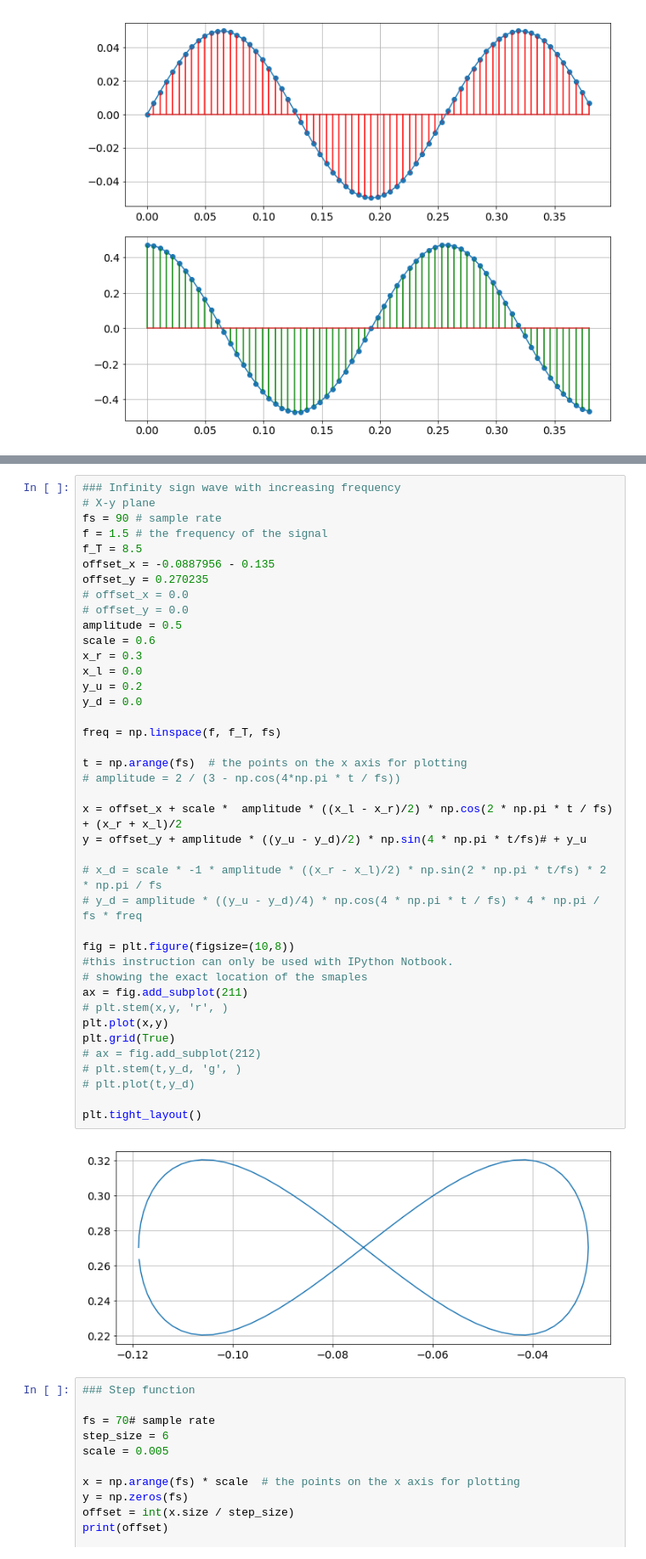
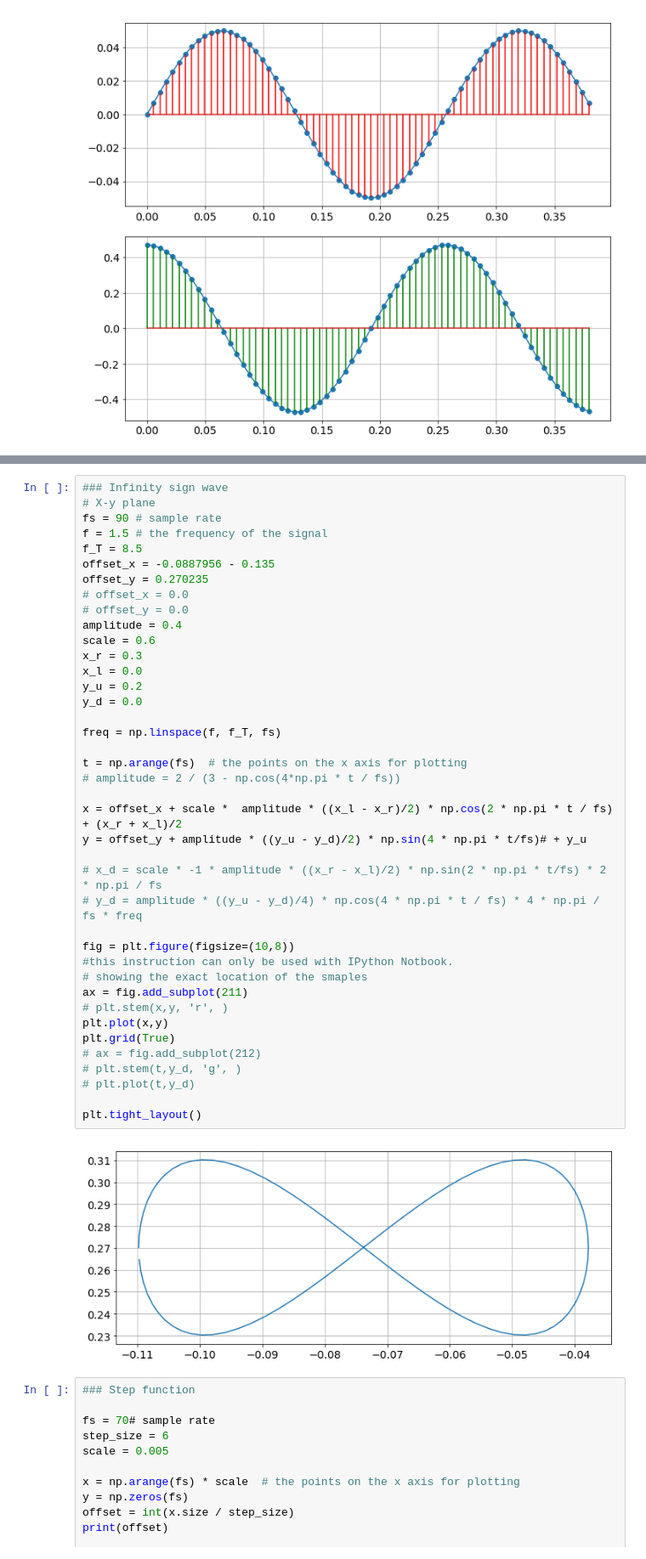
Before and after one commit to DjoleMNE/Lazy_Robot_Control_by_Relaxation_of_Motion_and_Force_Constraints, a Jupyter notebook: integrator_python_testing.ipynb, the cells around one changed output, grey strips where cells are left out. Shown at 85% size. Drawn from its saved outputs; the diff is of its cells as text.

```diff
--- a/integrator_python_testing.ipynb
+++ b/integrator_python_testing.ipynb
@@ -840,7 +840,7 @@ plt.tight_layout()
 # %% [output]
 [figure]
 # %%
-### Infinity sign wave with increasing frequency
+### Infinity sign wave
 # X-y plane
 fs = 90 # sample rate
 f = 1.5 # the frequency of the signal
@@ -849,38 +849,38 @@ offset_x = -0.0887956 - 0.135
 offset_y = 0.270235
 # offset_x = 0.0
 # offset_y = 0.0
-amplitude = 0.5
+amplitude = 0.4
 scale = 0.6
 x_r = 0.3
 x_l = 0.0
 y_u = 0.2
 y_d = 0.0
 
 freq = np.linspace(f, f_T, fs)
 
 t = np.arange(fs)  # the points on the x axis for plotting
 # amplitude = 2 / (3 - np.cos(4*np.pi * t / fs))
 
 x = offset_x + scale *  amplitude * ((x_l - x_r)/2) * np.cos(2 * np.pi * t / fs) + (x_r + x_l)/2
 y = offset_y + amplitude * ((y_u - y_d)/2) * np.sin(4 * np.pi * t/fs)# + y_u
 
 # x_d = scale * -1 * amplitude * ((x_r - x_l)/2) * np.sin(2 * np.pi * t/fs) * 2 * np.pi / fs
 # y_d = amplitude * ((y_u - y_d)/4) * np.cos(4 * np.pi * t / fs) * 4 * np.pi / fs * freq
 
 fig = plt.figure(figsize=(10,8))
 #this instruction can only be used with IPython Notbook.
 # showing the exact location of the smaples
 ax = fig.add_subplot(211)
 # plt.stem(x,y, 'r', )
 plt.plot(x,y)
 plt.grid(True)
 # ax = fig.add_subplot(212)
 # plt.stem(t,y_d, 'g', )
 # plt.plot(t,y_d)
 
 plt.tight_layout()
 # %% [output]
-[figure, old version]
+[figure, new version]
 # %%
 ### Step function
 
```
Also changed, not shown: parts of 5 cells of this notebook.
